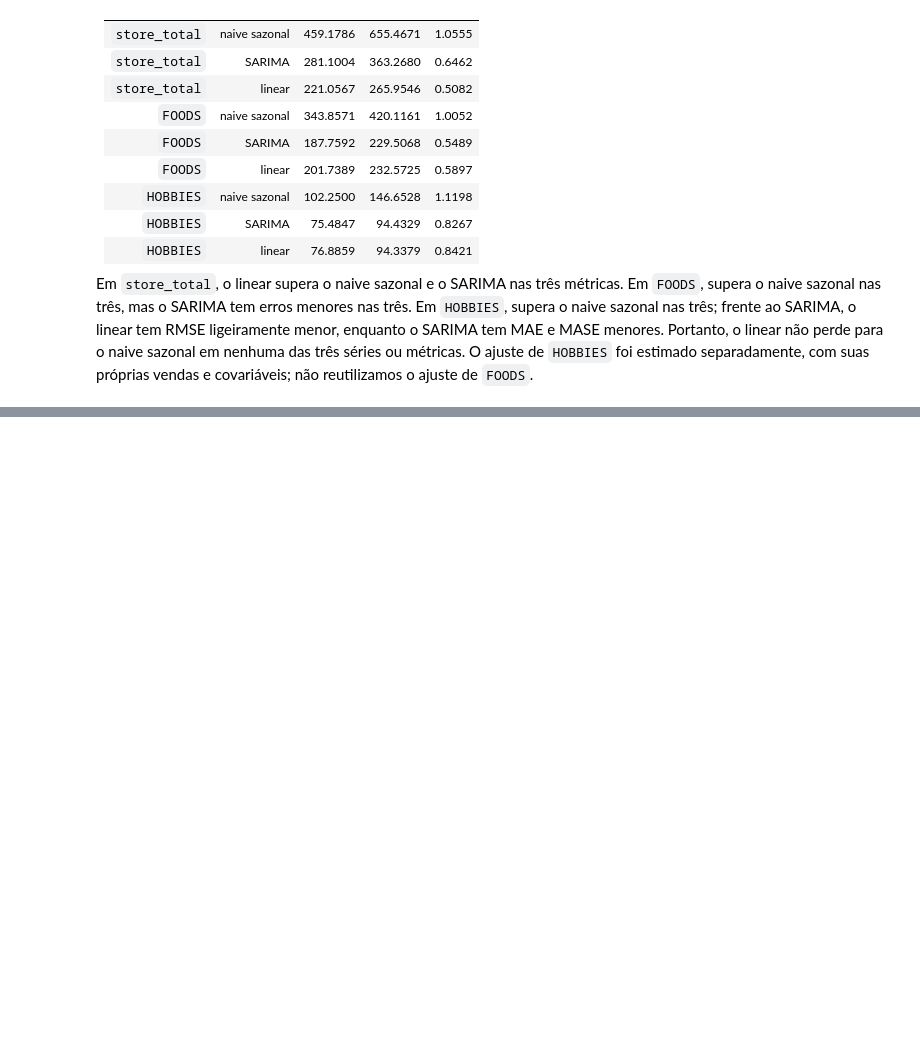
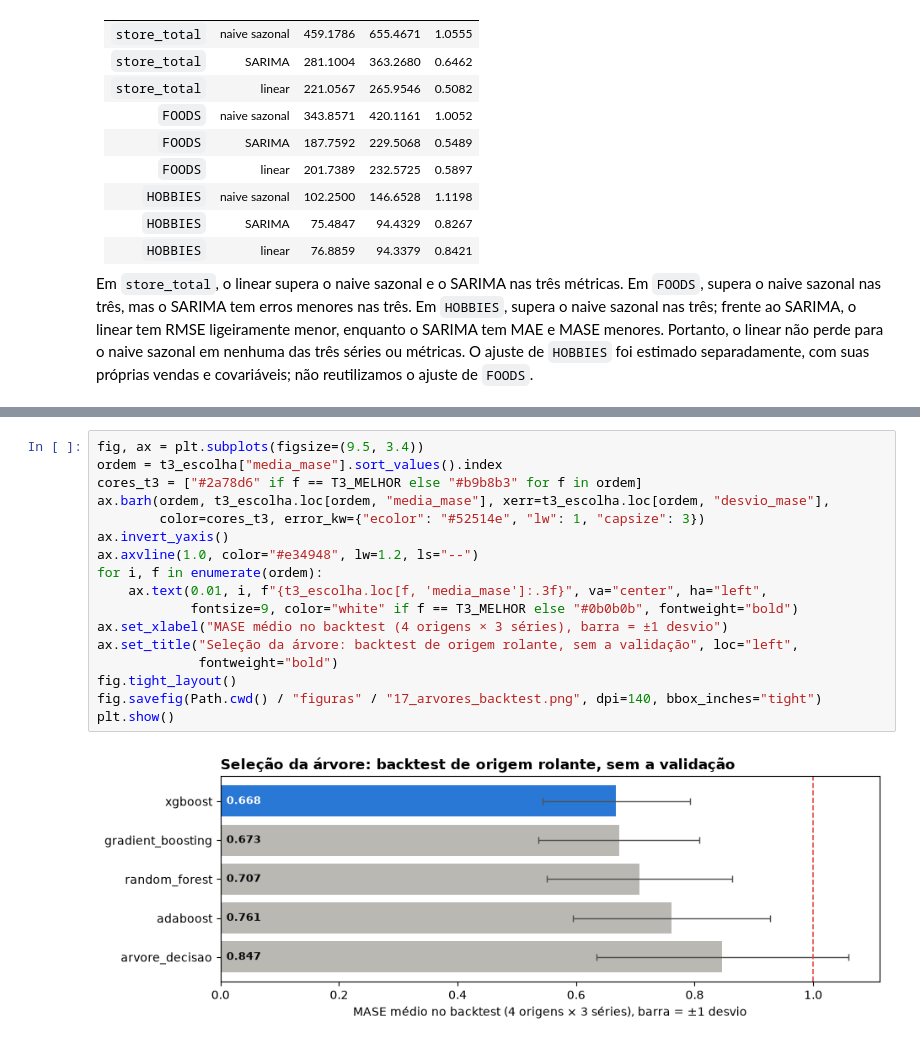
Before and after one commit to Os-Estudiosos/time-series-2026-2, a Jupyter notebook: main.ipynb, the cells around one changed output, grey strips where cells are left out. Cells and saved outputs as stored; diff of their text form; blank space fills up the shorter version.

Commit message:
Adicionando modelos com árvores

```diff
--- a/main.ipynb
+++ b/main.ipynb
@@ -2578,0 +2818,19 @@ Em `store_total`, o linear supera o naive sazonal e o SARIMA nas três métricas
+# %%
+fig, ax = plt.subplots(figsize=(9.5, 3.4))
+ordem = t3_escolha["media_mase"].sort_values().index
+cores_t3 = ["#2a78d6" if f == T3_MELHOR else "#b9b8b3" for f in ordem]
+ax.barh(ordem, t3_escolha.loc[ordem, "media_mase"], xerr=t3_escolha.loc[ordem, "desvio_mase"],
+        color=cores_t3, error_kw={"ecolor": "#52514e", "lw": 1, "capsize": 3})
+ax.invert_yaxis()
+ax.axvline(1.0, color="#e34948", lw=1.2, ls="--")
+for i, f in enumerate(ordem):
+    ax.text(0.01, i, f"{t3_escolha.loc[f, 'media_mase']:.3f}", va="center", ha="left",
+            fontsize=9, color="white" if f == T3_MELHOR else "#0b0b0b", fontweight="bold")
+ax.set_xlabel("MASE médio no backtest (4 origens × 3 séries), barra = ±1 desvio")
+ax.set_title("Seleção da árvore: backtest de origem rolante, sem a validação", loc="left",
+             fontweight="bold")
+fig.tight_layout()
+fig.savefig(Path.cwd() / "figuras" / "17_arvores_backtest.png", dpi=140, bbox_inches="tight")
+plt.show()
+# %% [output]
+[figure, added]
```
Also changed, not shown: parts of 22 cells of this notebook, 13 other files.
